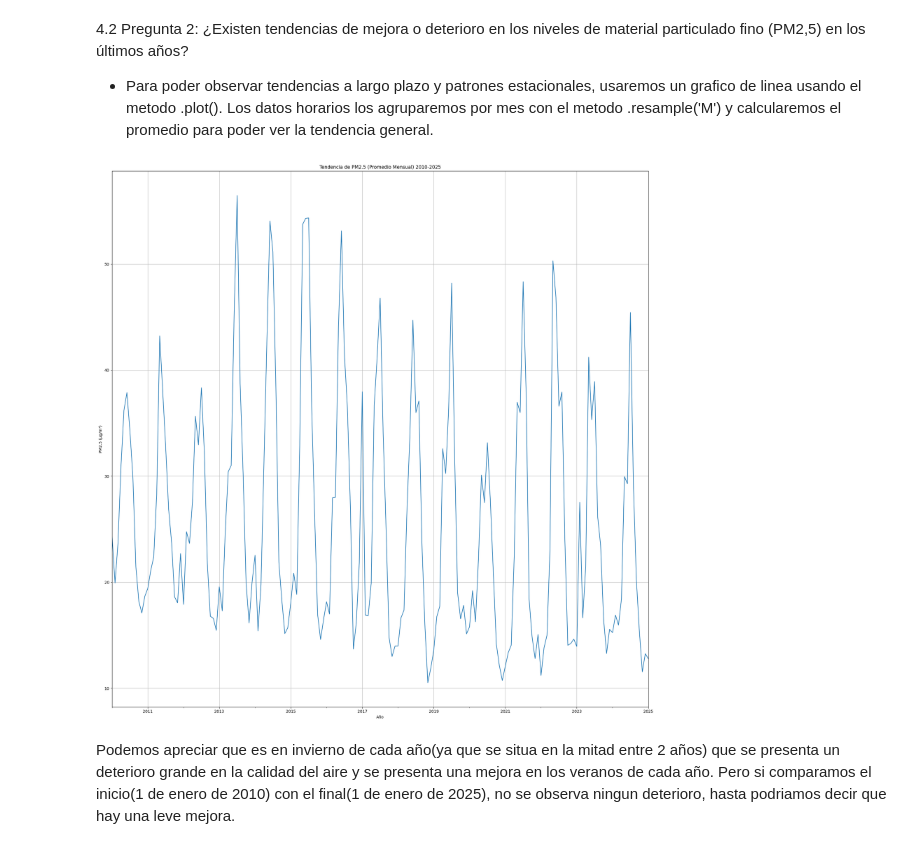
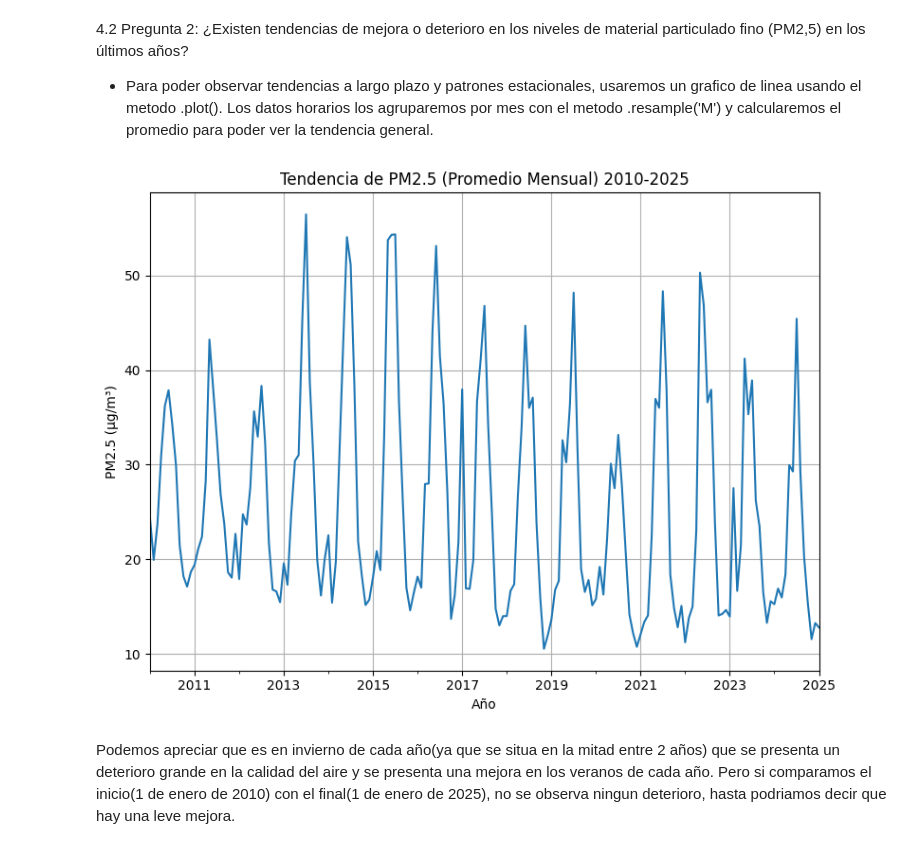
Before and after one commit to GiosueFN/IMT2200-Proyecto-Grupo-14, a Jupyter notebook: Proyecto_ICD/Notebooks/notebook.ipynb, the cells around one changed output. Cells and saved outputs as stored; diff of their text form; code cells hidden in the pictures.

```diff
--- a/Proyecto_ICD/Notebooks/notebook.ipynb
+++ b/Proyecto_ICD/Notebooks/notebook.ipynb
@@ -248,20 +248,20 @@ El valor 1 indica que está perfectamente relacionado(solo es valor 1 cuando se
 # %%
 
 # Usamos .resample('M') que agrupa los datos por mes
 # Usamos .mean() que calcula el promedio para cada mes
 df_pm25_mensual = df_completo['PM25'].resample('ME').mean()
 
 # Creamos el grafico de linea
-plt.figure(figsize=(20, 20))
+plt.figure(figsize=(8, 6))
 df_pm25_mensual.plot()
 plt.title('Tendencia de PM2.5 (Promedio Mensual) 2010-2025')
 plt.xlabel('Año')
 plt.ylabel('PM2.5 (µg/m³)')
 plt.grid(True)
 plt.tight_layout()
 plt.show()
 # %% [output]
-[figure, old version]
+[figure, new version]
 # %% [markdown]
 Podemos apreciar que es en invierno de cada año(ya que se situa en la mitad entre 2 años) que se presenta un deterioro grande en la calidad del aire y se presenta una mejora en los veranos de cada año. Pero si comparamos el inicio(1 de enero de 2010) con el final(1 de enero de 2025), no se observa ningun deterioro, hasta podriamos decir que hay una leve mejora.
 # %% [markdown]
```
Also changed, not shown: parts of 1 cell of this notebook.
